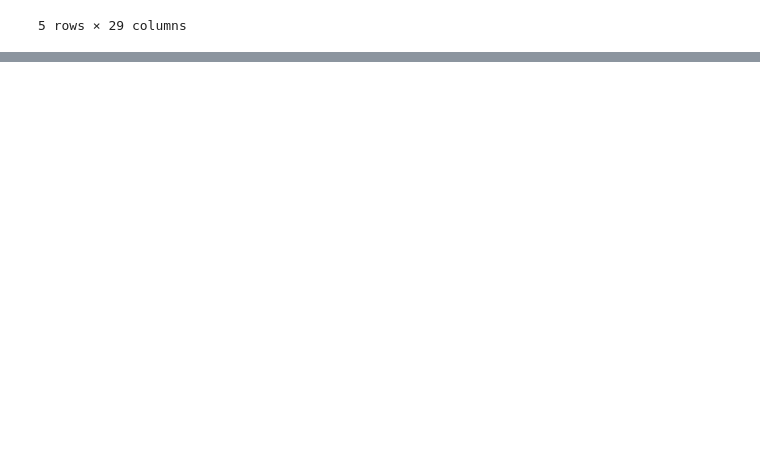
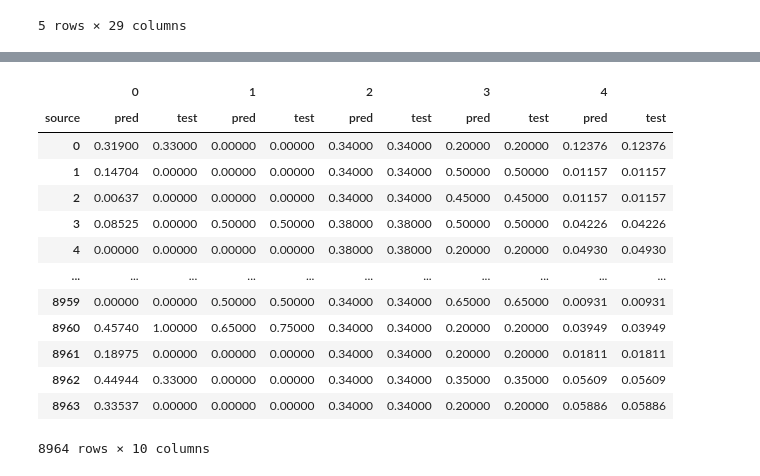
Before and after one commit to etiennegodin/CScorer, a Jupyter notebook: notebooks/eda/model_multi.ipynb, the cells around one changed output, grey strips where cells are left out. Cells and saved outputs as stored; diff of their text form; code cells hidden in the pictures; blank space fills up the shorter version.

```diff
--- a/notebooks/eda/model_multi.ipynb
+++ b/notebooks/eda/model_multi.ipynb
@@ -118,0 +137,19 @@ df_predictions
+# %%
+combined_df = pd.concat([df_test.assign(source='test'), df_predictions.assign(source='pred')])
+pivot_df = combined_df.pivot(columns= 'source')
+pivot_df
+# %% [output]
+|  | 0 |  | 1 |  | 2 |  | 3 |  | 4 |  |
+| source | pred | test | pred | test | pred | test | pred | test | pred | test |
+| 0 | 0.31900 | 0.33000 | 0.00000 | 0.00000 | 0.34000 | 0.34000 | 0.20000 | 0.20000 | 0.12376 | 0.12376 |
+| 1 | 0.14704 | 0.00000 | 0.00000 | 0.00000 | 0.34000 | 0.34000 | 0.50000 | 0.50000 | 0.01157 | 0.01157 |
+| 2 | 0.00637 | 0.00000 | 0.00000 | 0.00000 | 0.34000 | 0.34000 | 0.45000 | 0.45000 | 0.01157 | 0.01157 |
+| 3 | 0.08525 | 0.00000 | 0.50000 | 0.50000 | 0.38000 | 0.38000 | 0.50000 | 0.50000 | 0.04226 | 0.04226 |
+| 4 | 0.00000 | 0.00000 | 0.00000 | 0.00000 | 0.38000 | 0.38000 | 0.20000 | 0.20000 | 0.04930 | 0.04930 |
+| ... | ... | ... | ... | ... | ... | ... | ... | ... | ... | ... |
+| 8959 | 0.00000 | 0.00000 | 0.50000 | 0.50000 | 0.34000 | 0.34000 | 0.65000 | 0.65000 | 0.00931 | 0.00931 |
+| 8960 | 0.45740 | 1.00000 | 0.65000 | 0.75000 | 0.34000 | 0.34000 | 0.20000 | 0.20000 | 0.03949 | 0.03949 |
+| 8961 | 0.18975 | 0.00000 | 0.00000 | 0.00000 | 0.34000 | 0.34000 | 0.20000 | 0.20000 | 0.01811 | 0.01811 |
+| 8962 | 0.44944 | 0.33000 | 0.00000 | 0.00000 | 0.34000 | 0.34000 | 0.35000 | 0.35000 | 0.05609 | 0.05609 |
+| 8963 | 0.33537 | 0.00000 | 0.00000 | 0.00000 | 0.34000 | 0.34000 | 0.20000 | 0.20000 | 0.05886 | 0.05886 |
+8964 rows × 10 columns
```
Also changed, not shown: parts of 7 cells of this notebook.
